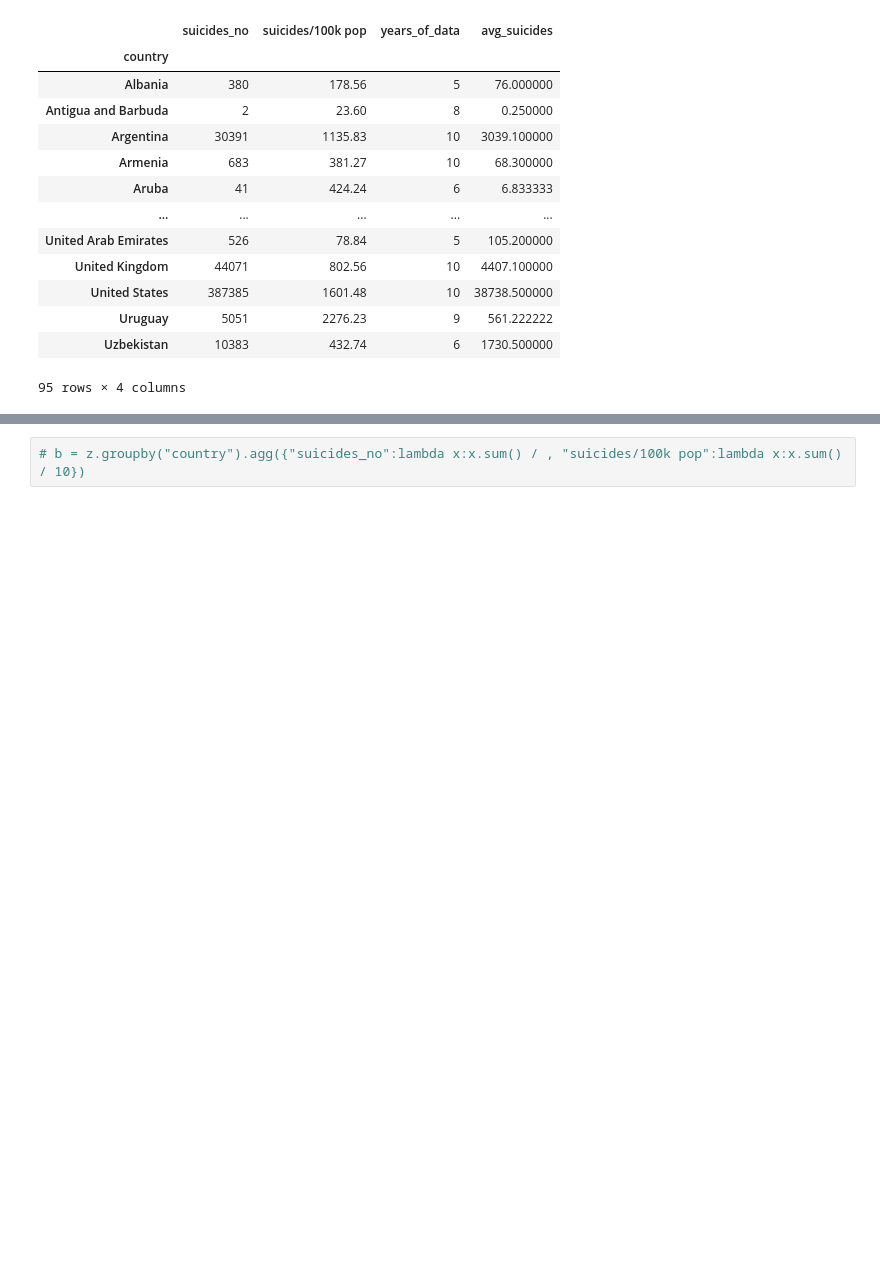
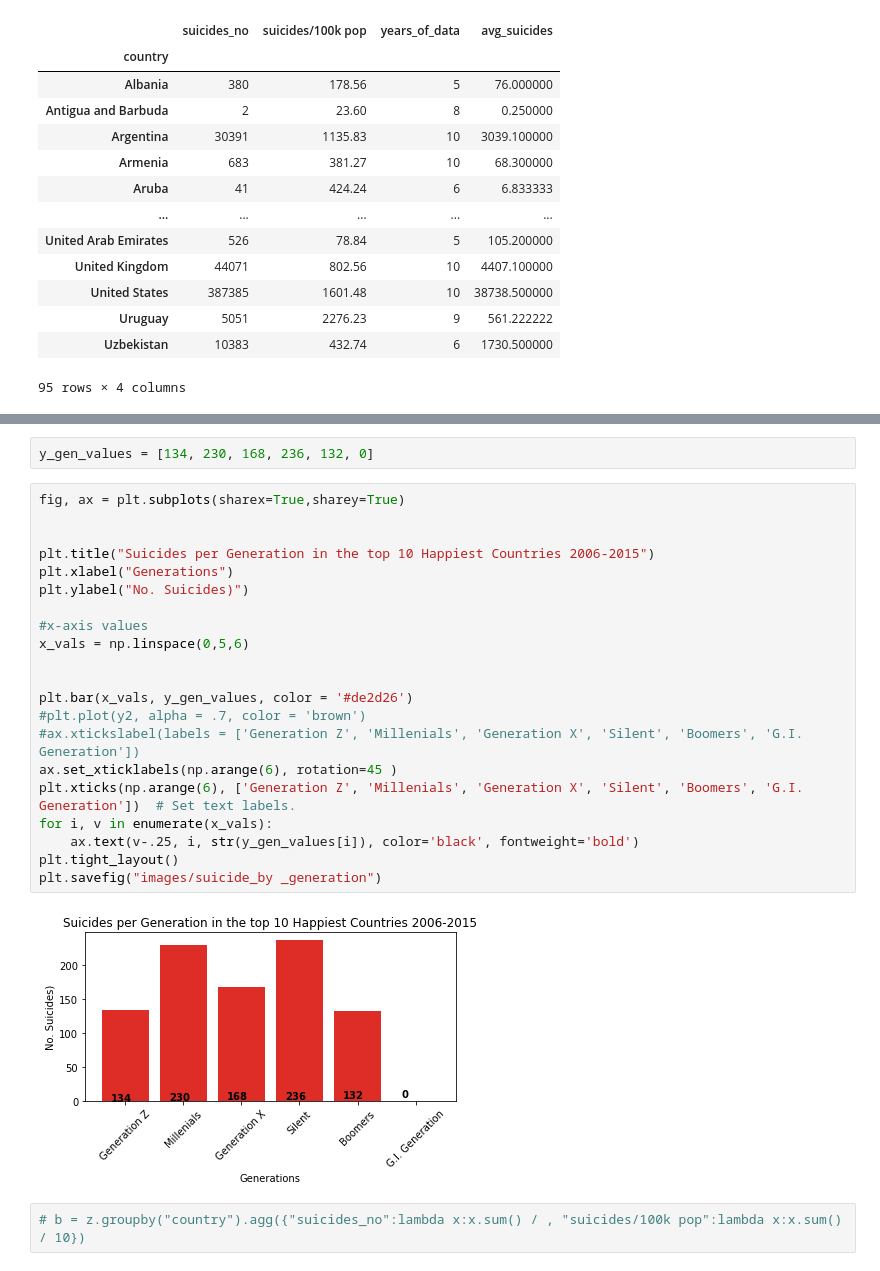
Before and after one commit to arw-625/Happiest-Generation, a Jupyter notebook: Happiest -Gen.ipynb, the cells around one changed output, grey strips where cells are left out. Saved outputs shown, nothing was run; the diff lists cells and outputs as text; blank space fills up the shorter version.

```diff
--- a/Happiest -Gen.ipynb
+++ b/Happiest -Gen.ipynb
@@ -288,3 +427,28 @@ b.head(10)
+# %%
+y_gen_values = [134, 230, 168, 236, 132, 0]
+# %%
+fig, ax = plt.subplots(sharex=True,sharey=True)
+
+
+plt.title("Suicides per Generation in the top 10 Happiest Countries 2006-2015")
+plt.xlabel("Generations")
+plt.ylabel("No. Suicides)")
+
+#x-axis values
+x_vals = np.linspace(0,5,6)
+
+
+plt.bar(x_vals, y_gen_values, color = '#de2d26')
+#plt.plot(y2, alpha = .7, color = 'brown')
+#ax.xtickslabel(labels = ['Generation Z', 'Millenials', 'Generation X', 'Silent', 'Boomers', 'G.I. Generation'])
+ax.set_xticklabels(np.arange(6), rotation=45 )
+plt.xticks(np.arange(6), ['Generation Z', 'Millenials', 'Generation X', 'Silent', 'Boomers', 'G.I. Generation'])  # Set text labels.
+for i, v in enumerate(x_vals):
+    ax.text(v-.25, i, str(y_gen_values[i]), color='black', fontweight='bold')
+plt.tight_layout()
+plt.savefig("images/suicide_by _generation")
+# %% [output]
+[figure, added]
 # %%
 # b = z.groupby("country").agg({"suicides_no":lambda x:x.sum() / , "suicides/100k pop":lambda x:x.sum() / 10})
 # %%
```
Also changed, not shown: parts of 30 cells of this notebook, 7 other files.
